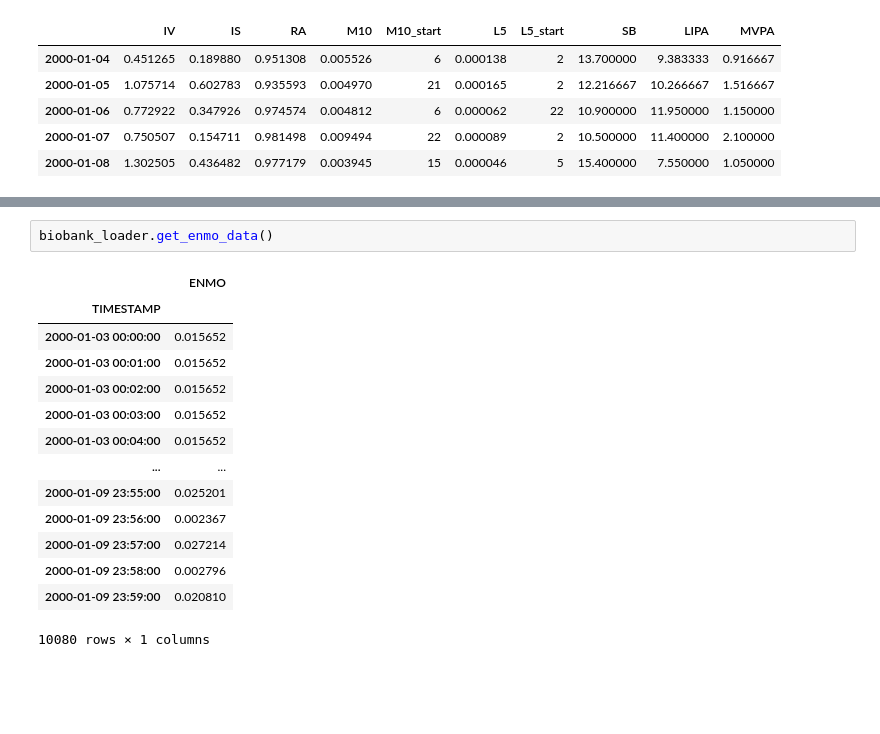
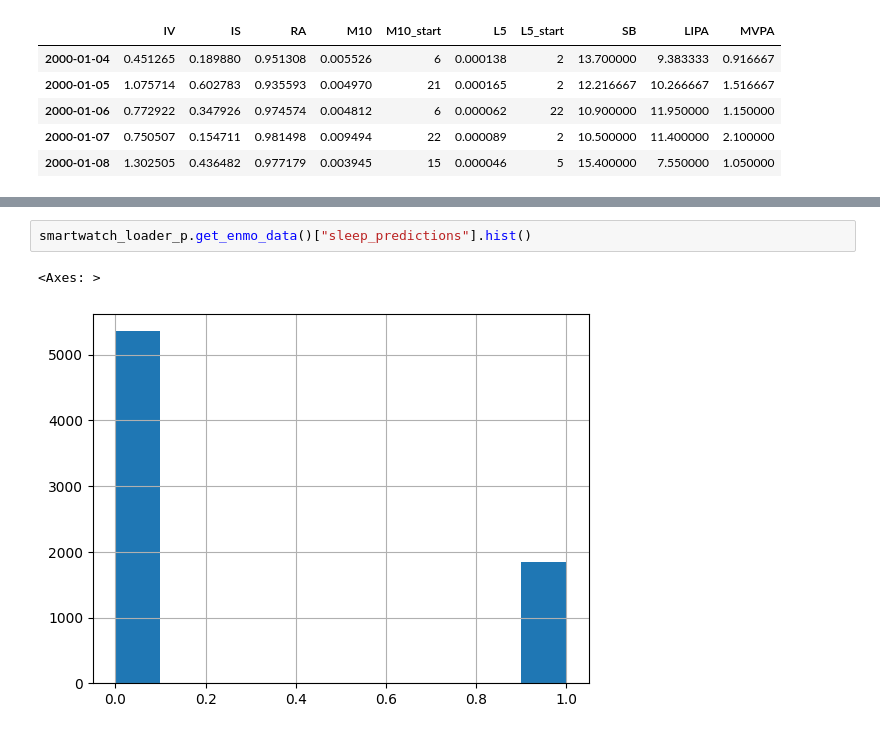
Before and after one commit to ADAMMA-CDHI-ETH-Zurich/CosinorAge, a Jupyter notebook: examples/data_loading.ipynb, the cells around one changed output, grey strips where cells are left out. Saved outputs shown, nothing was run; the diff lists cells and outputs as text; blank space fills up the shorter version.

Commit message:
sleep

```diff
--- a/examples/data_loading.ipynb
+++ b/examples/data_loading.ipynb
@@ -106,17 +126,5 @@ features_p.get_all()
 # %%
-biobank_loader.get_enmo_data()
+smartwatch_loader_p.get_enmo_data()["sleep_predictions"].hist()
 # %% [output]
-|  | ENMO |
-| TIMESTAMP |  |
-| 2000-01-03 00:00:00 | 0.015652 |
-| 2000-01-03 00:01:00 | 0.015652 |
-| 2000-01-03 00:02:00 | 0.015652 |
-| 2000-01-03 00:03:00 | 0.015652 |
-| 2000-01-03 00:04:00 | 0.015652 |
-| ... | ... |
-| 2000-01-09 23:55:00 | 0.025201 |
-| 2000-01-09 23:56:00 | 0.002367 |
-| 2000-01-09 23:57:00 | 0.027214 |
-| 2000-01-09 23:58:00 | 0.002796 |
-| 2000-01-09 23:59:00 | 0.020810 |
-10080 rows × 1 columns
+<Axes: >
+[figure, added]
```
Also changed, not shown: parts of 3 cells of this notebook, 2 other files.
